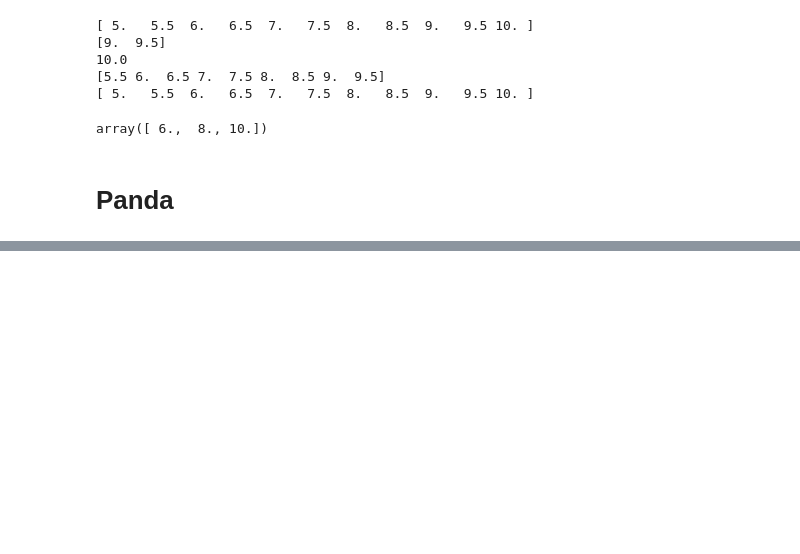
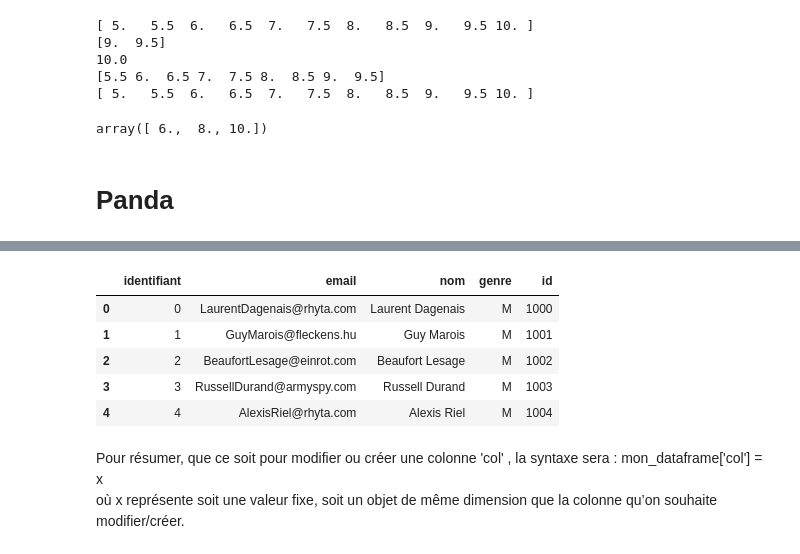
Before and after one commit to Lio-S/Data-Analyse, a Jupyter notebook: Librairies Python pour la Data Science.ipynb, the cells around one changed output, grey strips where cells are left out. Cells and saved outputs as stored; diff of their text form; code cells hidden in the pictures; blank space fills up the shorter version.

```diff
--- a/Librairies Python pour la Data Science.ipynb
+++ b/Librairies Python pour la Data Science.ipynb
@@ -381,0 +505,3 @@ array([[0, 'LaurentDagenais@rhyta.com', 'Laurent Dagenais', 'M'],
+# %%
+clients = pd.read_csv('clients.csv')
+clients
@@ -381,0 +522,13 @@ array([[0, 'LaurentDagenais@rhyta.com', 'Laurent Dagenais', 'M'],
+# %%
+clients['id'] = clients['identifiant'] + 1000           #Création d'une colonne
+clients.head()
+# %% [output]
+|  | identifiant | email | nom | genre | id |
+| 0 | 0 | LaurentDagenais@rhyta.com | Laurent Dagenais | M | 1000 |
+| 1 | 1 | GuyMarois@fleckens.hu | Guy Marois | M | 1001 |
+| 2 | 2 | BeaufortLesage@einrot.com | Beaufort Lesage | M | 1002 |
+| 3 | 3 | RussellDurand@armyspy.com | Russell Durand | M | 1003 |
+| 4 | 4 | AlexisRiel@rhyta.com | Alexis Riel | M | 1004 |
+# %% [markdown]
+Pour résumer, que ce soit pour modifier ou créer une colonne 'col' , la syntaxe sera :  mon_dataframe['col'] = x
+où x représente soit une valeur fixe, soit un objet de même dimension que la colonne qu’on souhaite modifier/créer.
```
Also changed, not shown: parts of 32 cells of this notebook.
